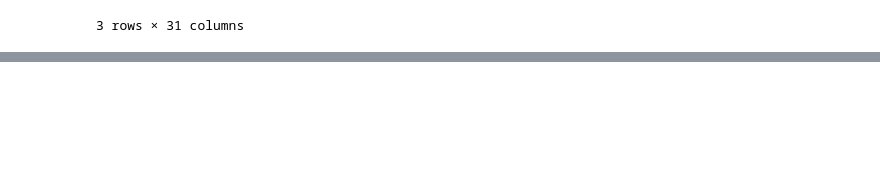
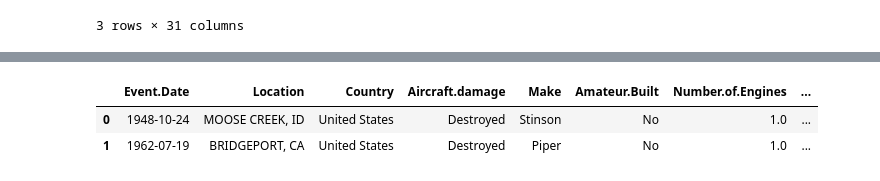
Before and after one commit to MosesMusyoki/dsc-phase_1_project, a Jupyter notebook: student.ipynb, the cells around one changed output, grey strips where cells are left out. Saved outputs shown, nothing was run; the diff lists cells and outputs as text; code cells hidden in the pictures; blank space fills up the shorter version.

```diff
--- a/student.ipynb
+++ b/student.ipynb
@@ -109,0 +291,12 @@ aviation_data_copy.tail(3)
+# %%
+# Change event date to datetime
+
+aviation_data_new['Event.Date'] = pd.to_datetime(aviation_data_new['Event.Date'], format='%Y-%m-%d')
+
+aviation_data_new['Year'] = aviation_data_new['Event.Date'].dt.year
+
+aviation_data_new.head(2)
+# %% [output]
+|  | Event.Date | Location | Country | Aircraft.damage | Make | Amateur.Built | Number.of.Engines | ... |
+| 0 | 1948-10-24 | MOOSE CREEK, ID | United States | Destroyed | Stinson | No | 1.0 | ... |
+| 1 | 1962-07-19 | BRIDGEPORT, CA | United States | Destroyed | Piper | No | 1.0 | ... |
```
Also changed, not shown: parts of 29 cells of this notebook.
